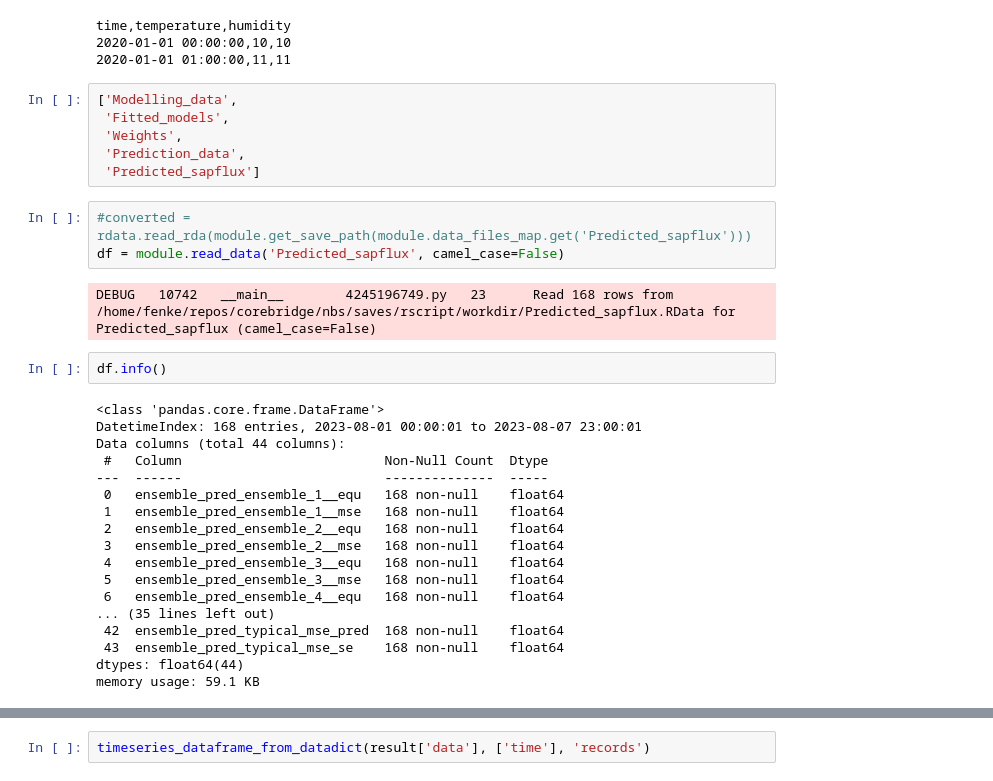
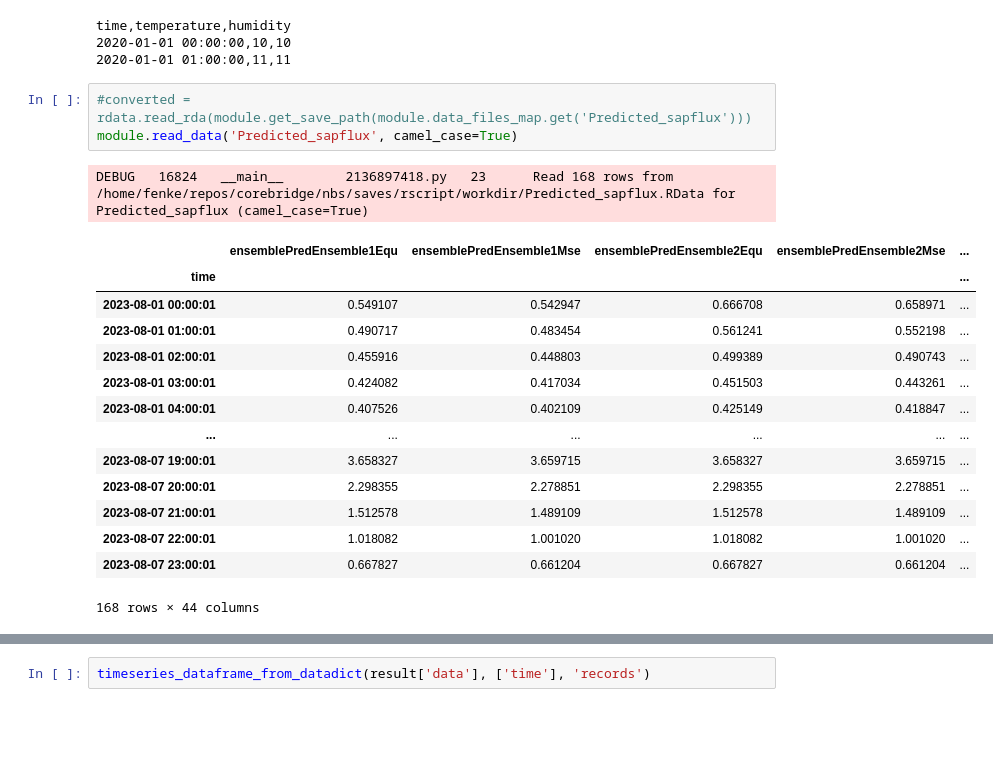
Before and after one commit to fenke/corebridge, a Jupyter notebook: nbs/02_rscriptbridge.ipynb, the cells around one changed output, grey strips where cells are left out. Cells and saved outputs as stored; diff of their text form; blank space fills up the shorter version.

Commit message:
Revert "data"
This reverts commit 42faf0fc3cf3c6c18d5d0c2df146de81a4e717b3.

Data is way too big

```diff
--- a/nbs/02_rscriptbridge.ipynb
+++ b/nbs/02_rscriptbridge.ipynb
@@ -1719,37 +1662,25 @@ with open(module.get_save_path('uploaded_data.csv'), 'rt') as cf:
 time,temperature,humidity
 2020-01-01 00:00:00,10,10
 2020-01-01 01:00:00,11,11
-# %%
-['Modelling_data',
- 'Fitted_models',
- 'Weights',
- 'Prediction_data',
- 'Predicted_sapflux']
 # %%
 #converted = rdata.read_rda(module.get_save_path(module.data_files_map.get('Predicted_sapflux')))
-df = module.read_data('Predicted_sapflux', camel_case=False)
+module.read_data('Predicted_sapflux', camel_case=True)
 # %% [output]
-DEBUG   10742   __main__        4245196749.py   23      Read 168 rows from /home/fenke/repos/corebridge/nbs/saves/rscript/workdir/Predicted_sapflux.RData for Predicted_sapflux (camel_case=False)
+DEBUG   16824   __main__        2136897418.py   23      Read 168 rows from /home/fenke/repos/corebridge/nbs/saves/rscript/workdir/Predicted_sapflux.RData for Predicted_sapflux (camel_case=True)
+|  | ensemblePredEnsemble1Equ | ensemblePredEnsemble1Mse | ensemblePredEnsemble2Equ | ensemblePredEnsemble2Mse | ... |
+| time |  |  |  |  | ... |
+| 2023-08-01 00:00:01 | 0.549107 | 0.542947 | 0.666708 | 0.658971 | ... |
+| 2023-08-01 01:00:01 | 0.490717 | 0.483454 | 0.561241 | 0.552198 | ... |
+| 2023-08-01 02:00:01 | 0.455916 | 0.448803 | 0.499389 | 0.490743 | ... |
+| 2023-08-01 03:00:01 | 0.424082 | 0.417034 | 0.451503 | 0.443261 | ... |
+| 2023-08-01 04:00:01 | 0.407526 | 0.402109 | 0.425149 | 0.418847 | ... |
+| ... | ... | ... | ... | ... | ... |
+| 2023-08-07 19:00:01 | 3.658327 | 3.659715 | 3.658327 | 3.659715 | ... |
+| 2023-08-07 20:00:01 | 2.298355 | 2.278851 | 2.298355 | 2.278851 | ... |
+| 2023-08-07 21:00:01 | 1.512578 | 1.489109 | 1.512578 | 1.489109 | ... |
+| 2023-08-07 22:00:01 | 1.018082 | 1.001020 | 1.018082 | 1.001020 | ... |
+| 2023-08-07 23:00:01 | 0.667827 | 0.661204 | 0.667827 | 0.661204 | ... |
+168 rows × 44 columns
-# %%
-df.info()
-# %% [output]
-<class 'pandas.core.frame.DataFrame'>
-DatetimeIndex: 168 entries, 2023-08-01 00:00:01 to 2023-08-07 23:00:01
-Data columns (total 44 columns):
- #   Column                          Non-Null Count  Dtype
----  ------                          --------------  -----
- 0   ensemble_pred_ensemble_1__equ   168 non-null    float64
- 1   ensemble_pred_ensemble_1__mse   168 non-null    float64
- 2   ensemble_pred_ensemble_2__equ   168 non-null    float64
- 3   ensemble_pred_ensemble_2__mse   168 non-null    float64
- 4   ensemble_pred_ensemble_3__equ   168 non-null    float64
- 5   ensemble_pred_ensemble_3__mse   168 non-null    float64
- 6   ensemble_pred_ensemble_4__equ   168 non-null    float64
-... (35 lines left out)
- 42  ensemble_pred_typical_mse_pred  168 non-null    float64
- 43  ensemble_pred_typical_mse_se    168 non-null    float64
-dtypes: float64(44)
-memory usage: 59.1 KB
 # %%
 result =module.infer(test_data, writeTag='uploaded_data.csv', readTag='Predicted_sapflux', camelCase=True)
 # %% [output]
```
Also changed, not shown: parts of 22 cells of this notebook, 2 other files.
